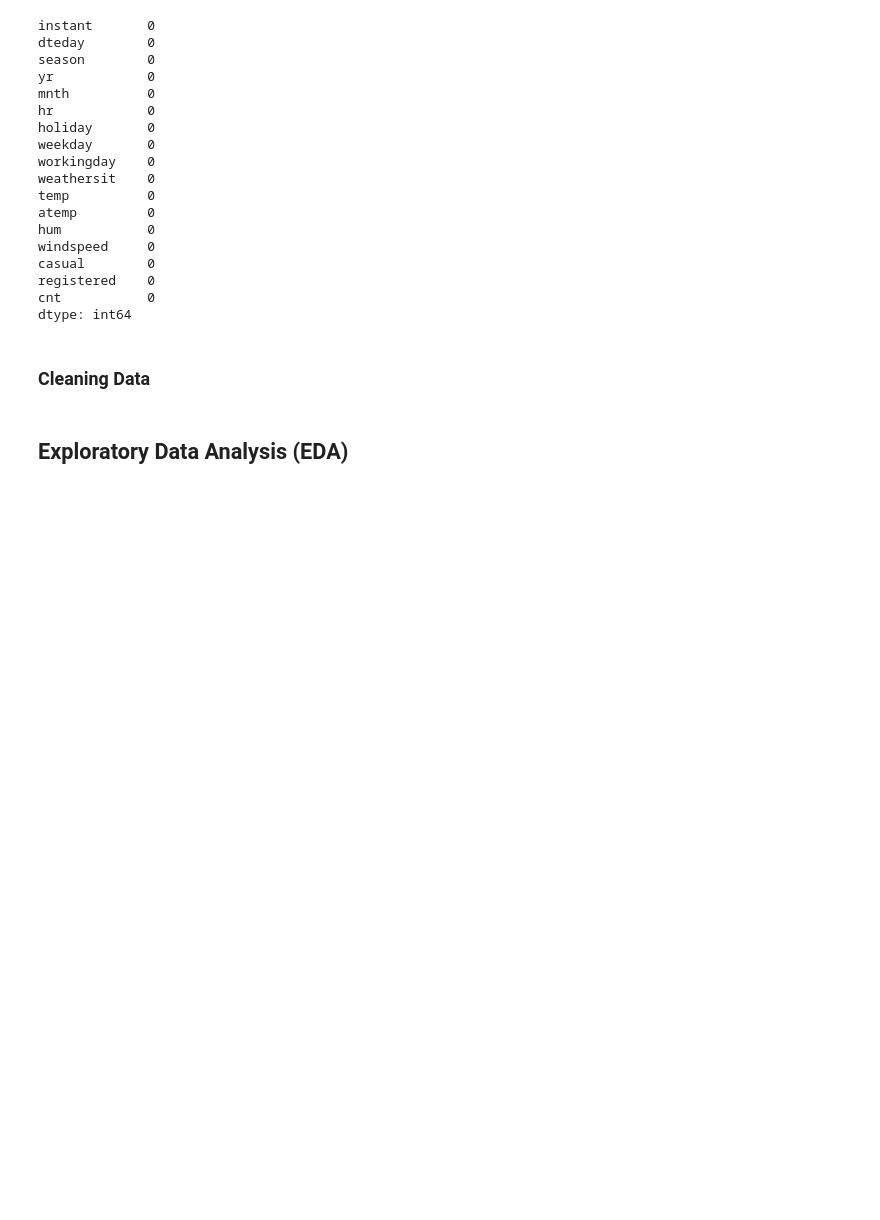
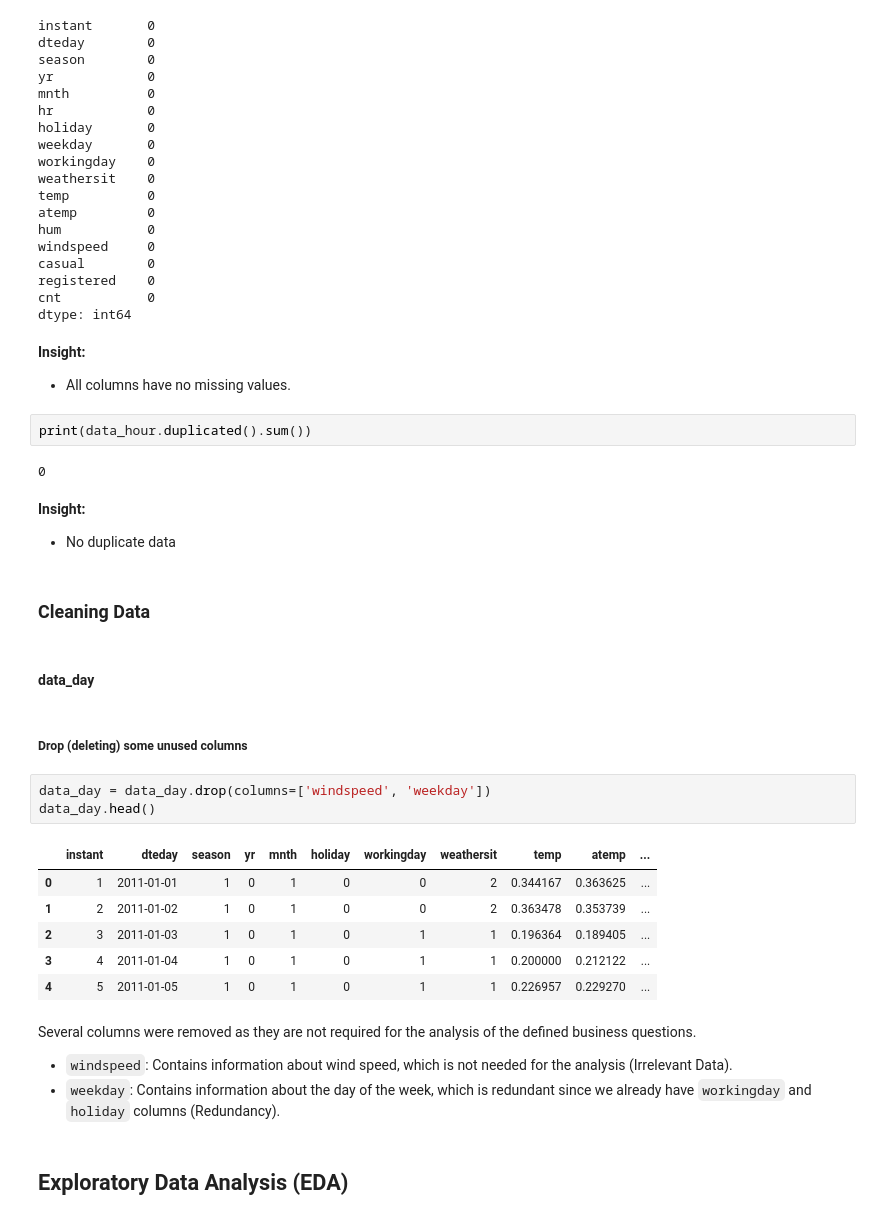
Before and after one commit to ridwaanhall/dicoding-bike-sharing-analysis, a Jupyter notebook: notebook.ipynb, the cells around one changed output. Saved outputs shown, nothing was run; the diff lists cells and outputs as text; blank space fills up the shorter version.

```diff
--- a/notebook.ipynb
+++ b/notebook.ipynb
@@ -133,8 +278,37 @@ casual        0
 registered    0
 cnt           0
 dtype: int64
+# %% [markdown]
+**Insight:**
+- All columns have no missing values.
+# %%
+print(data_hour.duplicated().sum())
+# %% [output]
+0
+# %% [markdown]
+**Insight:**
+- No duplicate data
 # %% [markdown]
 ### Cleaning Data
+# %% [markdown]
+#### data_day
+# %% [markdown]
+##### Drop (deleting) some unused columns
+# %%
+data_day = data_day.drop(columns=['windspeed', 'weekday'])
+data_day.head()
+# %% [output]
+|  | instant | dteday | season | yr | mnth | holiday | workingday | weathersit | temp | atemp | ... |
+| 0 | 1 | 2011-01-01 | 1 | 0 | 1 | 0 | 0 | 2 | 0.344167 | 0.363625 | ... |
+| 1 | 2 | 2011-01-02 | 1 | 0 | 1 | 0 | 0 | 2 | 0.363478 | 0.353739 | ... |
+| 2 | 3 | 2011-01-03 | 1 | 0 | 1 | 0 | 1 | 1 | 0.196364 | 0.189405 | ... |
+| 3 | 4 | 2011-01-04 | 1 | 0 | 1 | 0 | 1 | 1 | 0.200000 | 0.212122 | ... |
+| 4 | 5 | 2011-01-05 | 1 | 0 | 1 | 0 | 1 | 1 | 0.226957 | 0.229270 | ... |
+# %% [markdown]
+Several columns were removed as they are not required for the analysis of the defined business questions.
+
+- `windspeed`: Contains information about wind speed, which is not needed for the analysis (Irrelevant Data).
+- `weekday`: Contains information about the day of the week, which is redundant since we already have `workingday` and `holiday` columns (Redundancy).
 # %% [markdown]
 ## Exploratory Data Analysis (EDA)
 # %% [markdown]
```
Also changed, not shown: parts of 17 cells of this notebook.
